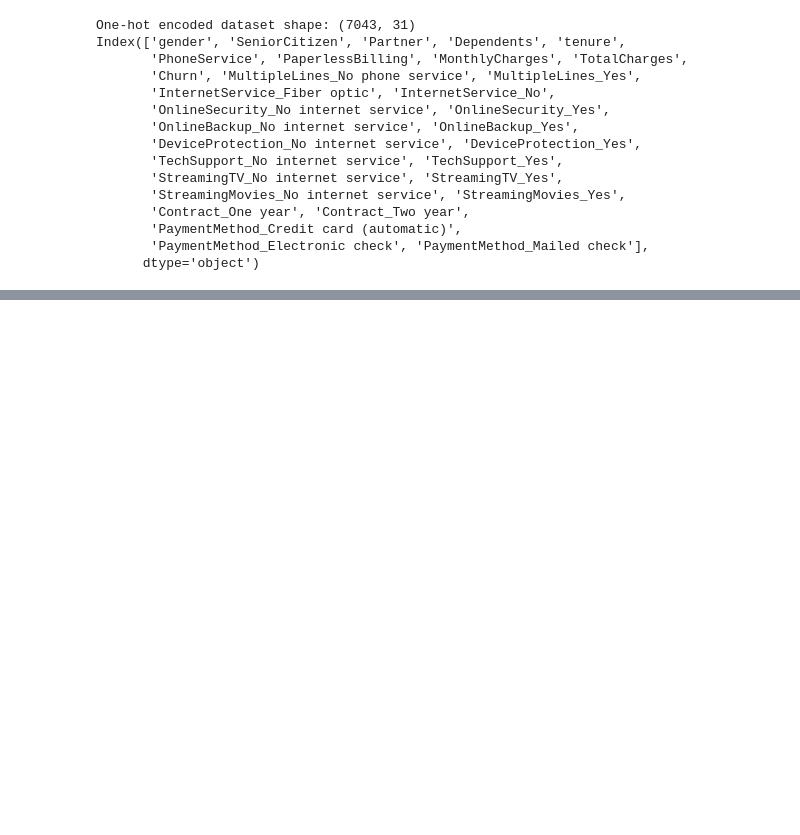
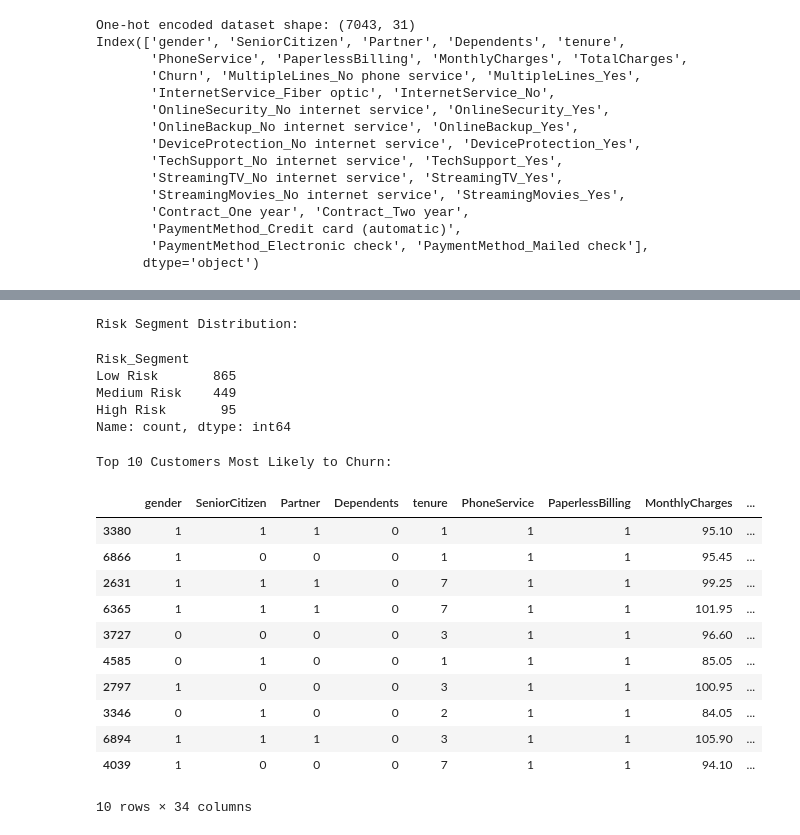
Before and after one commit to adithyajupally/churn-analysis-intelligence, a Jupyter notebook: notebook/churn-analysis.ipynb, the cells around one changed output, grey strips where cells are left out. Cells and saved outputs as stored; diff of their text form; code cells hidden in the pictures; blank space fills up the shorter version.

```diff
--- a/notebook/churn-analysis.ipynb
+++ b/notebook/churn-analysis.ipynb
@@ -331,0 +732,31 @@ Index(['gender', 'SeniorCitizen', 'Partner', 'Dependents', 'tenure',
+# %%
+
+print("Risk Segment Distribution:")
+display(risk_df['Risk_Segment'].value_counts())
+
+
+# Top High-Risk Customers
+
+print("Top 10 Customers Most Likely to Churn:")
+display(
+    risk_df.sort_values(by='Churn_Probability',ascending=False).head(10))
+# %% [output]
+Risk Segment Distribution:
+Risk_Segment
+Low Risk       865
+Medium Risk    449
+High Risk       95
+Name: count, dtype: int64
+Top 10 Customers Most Likely to Churn:
+|  | gender | SeniorCitizen | Partner | Dependents | tenure | PhoneService | PaperlessBilling | MonthlyCharges | ... |
+| 3380 | 1 | 1 | 1 | 0 | 1 | 1 | 1 | 95.10 | ... |
+| 6866 | 1 | 0 | 0 | 0 | 1 | 1 | 1 | 95.45 | ... |
+| 2631 | 1 | 1 | 1 | 0 | 7 | 1 | 1 | 99.25 | ... |
+| 6365 | 1 | 1 | 1 | 0 | 7 | 1 | 1 | 101.95 | ... |
+| 3727 | 0 | 0 | 0 | 0 | 3 | 1 | 1 | 96.60 | ... |
+| 4585 | 0 | 1 | 0 | 0 | 1 | 1 | 1 | 85.05 | ... |
+| 2797 | 1 | 0 | 0 | 0 | 3 | 1 | 1 | 100.95 | ... |
+| 3346 | 0 | 1 | 0 | 0 | 2 | 1 | 1 | 84.05 | ... |
+| 6894 | 1 | 1 | 1 | 0 | 3 | 1 | 1 | 105.90 | ... |
+| 4039 | 1 | 0 | 0 | 0 | 7 | 1 | 1 | 94.10 | ... |
+10 rows × 34 columns
```
Also changed, not shown: parts of 37 cells of this notebook.
